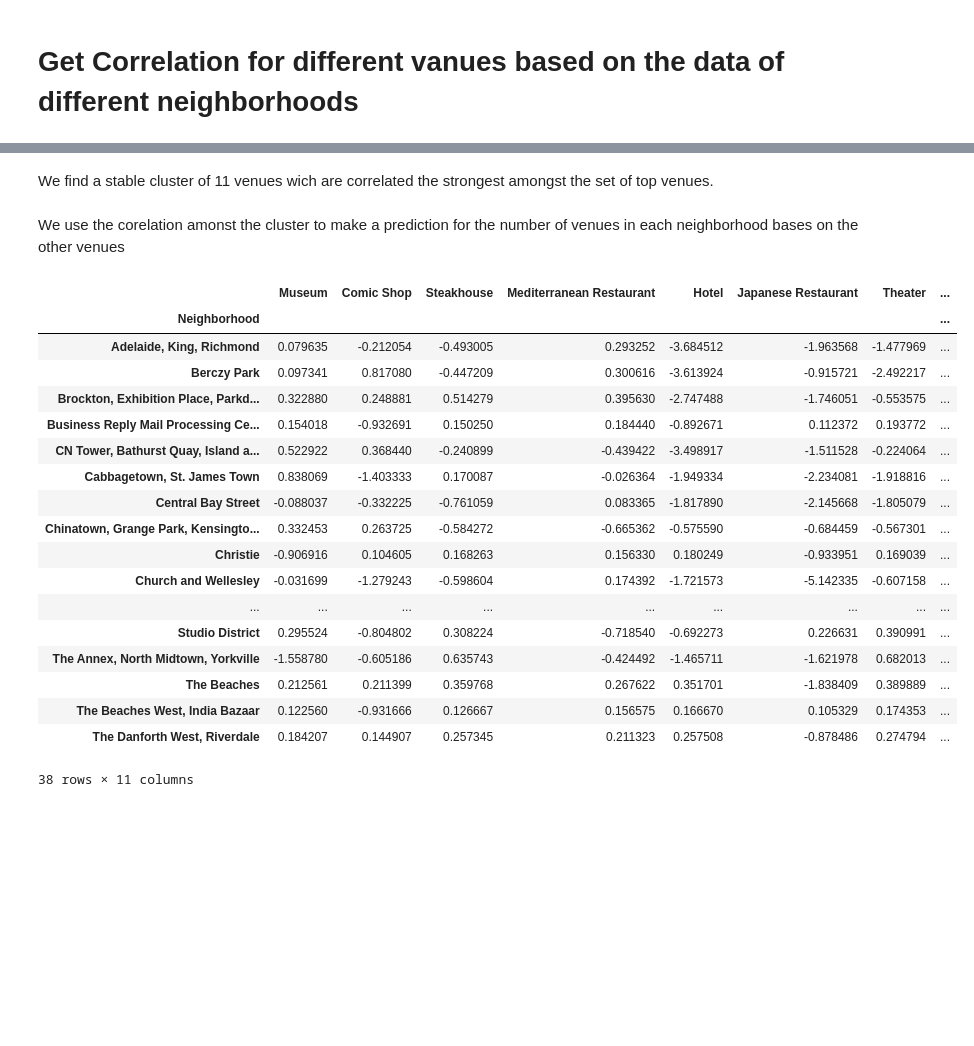
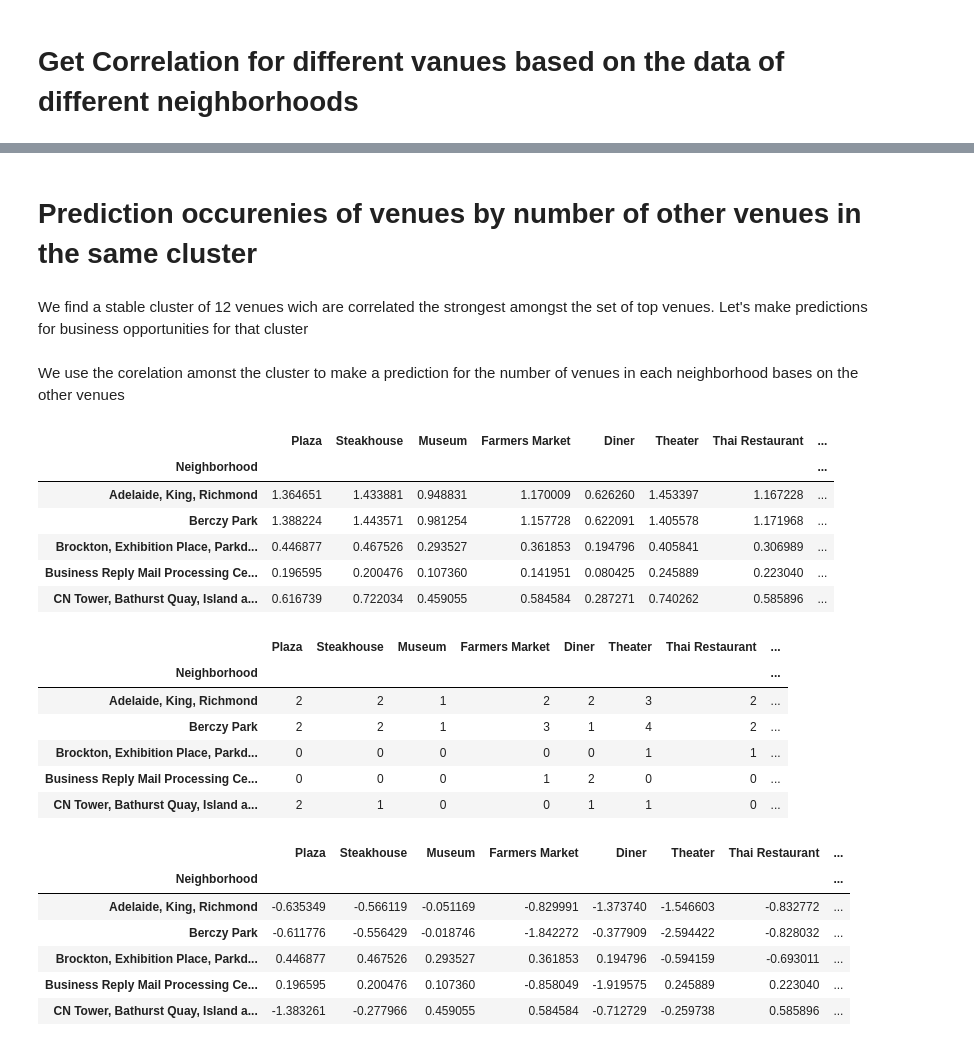
Before and after one commit to BardiyaB/Coursera_Capstone, a Jupyter notebook: capstone_project-week4-Copy2.ipynb, the cells around one changed output, grey strips where cells are left out. Cells and saved outputs as stored; diff of their text form; code cells hidden in the pictures; blank space fills up the shorter version.

```diff
--- a/capstone_project-week4-Copy2.ipynb
+++ b/capstone_project-week4-Copy2.ipynb
@@ -294,2 +367,4 @@ for i in range(4,9):
+# %% [markdown]
+# Prediction occurenies of venues by number of other venues in the same cluster
 # %% [markdown]
-We find a stable cluster of 11 venues wich are correlated the strongest amongst the set of top venues.
+We find a stable cluster of 12 venues wich are correlated the strongest amongst the set of top venues. Let's make predictions for business opportunities for that cluster
@@ -300,4 +375,4 @@ top_cluster_corr=venue_corr.loc[top_cluster, top_cluster]
 # %% [markdown]
 We use the corelation amonst the cluster to make a prediction for the number of venues in each neighborhood bases on the other venues
 # %%
-toronto_top_cluster=toronto_onehot[['Neighborhood']+top_cluster].groupby('Neighborhood').sum()
+toronto_stable_cluster_venues=toronto_onehot[['Neighborhood']+stable_cluster].groupby('Neighborhood').sum()
@@ -306,8 +379,11 @@ top_cluster_predictions=toronto_top_cluster.copy()
+# %%
+stable_cluster_predictions=toronto_stable_cluster_venues.copy()
 # %%
-for i in top_cluster:
+for i in stable_cluster:
 
-    get_cluster=top_cluster.copy()
+    get_cluster=stable_cluster.copy()
+    cluster_size=len(get_cluster)
     get_cluster.remove(i)
-    prediction=np.dot(np.array(toronto_top_cluster[get_cluster]),top_cluster_corr.loc[get_cluster, i].values.reshape((10,1)))/10
-
-    top_cluster_predictions[[i]]=prediction
+    prediction=np.dot(np.array(toronto_stable_cluster_venues[get_cluster]),
+                      stable_cluster_corr.loc[get_cluster, i].values.reshape((cluster_size-1,1)))/(cluster_size-1)
+    stable_cluster_predictions[[i]]=prediction
@@ -316,23 +390,33 @@ business_opportunities=top_cluster_predictions[top_cluster]-toronto_top_cluster
+# %%
+stable_cluster_predictions.head()
+# %% [output]
+|  | Plaza | Steakhouse | Museum | Farmers Market | Diner | Theater | Thai Restaurant | ... |
+| Neighborhood |  |  |  |  |  |  |  | ... |
+| Adelaide, King, Richmond | 1.364651 | 1.433881 | 0.948831 | 1.170009 | 0.626260 | 1.453397 | 1.167228 | ... |
+| Berczy Park | 1.388224 | 1.443571 | 0.981254 | 1.157728 | 0.622091 | 1.405578 | 1.171968 | ... |
+| Brockton, Exhibition Place, Parkd... | 0.446877 | 0.467526 | 0.293527 | 0.361853 | 0.194796 | 0.405841 | 0.306989 | ... |
+| Business Reply Mail Processing Ce... | 0.196595 | 0.200476 | 0.107360 | 0.141951 | 0.080425 | 0.245889 | 0.223040 | ... |
+| CN Tower, Bathurst Quay, Island a... | 0.616739 | 0.722034 | 0.459055 | 0.584584 | 0.287271 | 0.740262 | 0.585896 | ... |
+# %%
+toronto_stable_cluster_venues.head()
+# %% [output]
+|  | Plaza | Steakhouse | Museum | Farmers Market | Diner | Theater | Thai Restaurant | ... |
+| Neighborhood |  |  |  |  |  |  |  | ... |
+| Adelaide, King, Richmond | 2 | 2 | 1 | 2 | 2 | 3 | 2 | ... |
+| Berczy Park | 2 | 2 | 1 | 3 | 1 | 4 | 2 | ... |
+| Brockton, Exhibition Place, Parkd... | 0 | 0 | 0 | 0 | 0 | 1 | 1 | ... |
+| Business Reply Mail Processing Ce... | 0 | 0 | 0 | 1 | 2 | 0 | 0 | ... |
+| CN Tower, Bathurst Quay, Island a... | 2 | 1 | 0 | 0 | 1 | 1 | 0 | ... |
+# %%
+business_opportunities=stable_cluster_predictions[stable_cluster]-toronto_stable_cluster_venues
 # %%
-business_opportunities
+business_opportunities.head()
 # %% [output]
-|  | Museum | Comic Shop | Steakhouse | Mediterranean Restaurant | Hotel | Japanese Restaurant | Theater | ... |
+|  | Plaza | Steakhouse | Museum | Farmers Market | Diner | Theater | Thai Restaurant | ... |
 | Neighborhood |  |  |  |  |  |  |  | ... |
-| Adelaide, King, Richmond | 0.079635 | -0.212054 | -0.493005 | 0.293252 | -3.684512 | -1.963568 | -1.477969 | ... |
-| Berczy Park | 0.097341 | 0.817080 | -0.447209 | 0.300616 | -3.613924 | -0.915721 | -2.492217 | ... |
-| Brockton, Exhibition Place, Parkd... | 0.322880 | 0.248881 | 0.514279 | 0.395630 | -2.747488 | -1.746051 | -0.553575 | ... |
-| Business Reply Mail Processing Ce... | 0.154018 | -0.932691 | 0.150250 | 0.184440 | -0.892671 | 0.112372 | 0.193772 | ... |
-| CN Tower, Bathurst Quay, Island a... | 0.522922 | 0.368440 | -0.240899 | -0.439422 | -3.498917 | -1.511528 | -0.224064 | ... |
-| Cabbagetown, St. James Town | 0.838069 | -1.403333 | 0.170087 | -0.026364 | -1.949334 | -2.234081 | -1.918816 | ... |
-| Central Bay Street | -0.088037 | -0.332225 | -0.761059 | 0.083365 | -1.817890 | -2.145668 | -1.805079 | ... |
-| Chinatown, Grange Park, Kensingto... | 0.332453 | 0.263725 | -0.584272 | -0.665362 | -0.575590 | -0.684459 | -0.567301 | ... |
-| Christie | -0.906916 | 0.104605 | 0.168263 | 0.156330 | 0.180249 | -0.933951 | 0.169039 | ... |
-| Church and Wellesley | -0.031699 | -1.279243 | -0.598604 | 0.174392 | -1.721573 | -5.142335 | -0.607158 | ... |
-| ... | ... | ... | ... | ... | ... | ... | ... | ... |
-| Studio District | 0.295524 | -0.804802 | 0.308224 | -0.718540 | -0.692273 | 0.226631 | 0.390991 | ... |
-| The Annex, North Midtown, Yorkville | -1.558780 | -0.605186 | 0.635743 | -0.424492 | -1.465711 | -1.621978 | 0.682013 | ... |
-| The Beaches | 0.212561 | 0.211399 | 0.359768 | 0.267622 | 0.351701 | -1.838409 | 0.389889 | ... |
-| The Beaches West, India Bazaar | 0.122560 | -0.931666 | 0.126667 | 0.156575 | 0.166670 | 0.105329 | 0.174353 | ... |
-| The Danforth West, Riverdale | 0.184207 | 0.144907 | 0.257345 | 0.211323 | 0.257508 | -0.878486 | 0.274794 | ... |
+| Adelaide, King, Richmond | -0.635349 | -0.566119 | -0.051169 | -0.829991 | -1.373740 | -1.546603 | -0.832772 | ... |
+| Berczy Park | -0.611776 | -0.556429 | -0.018746 | -1.842272 | -0.377909 | -2.594422 | -0.828032 | ... |
+| Brockton, Exhibition Place, Parkd... | 0.446877 | 0.467526 | 0.293527 | 0.361853 | 0.194796 | -0.594159 | -0.693011 | ... |
+| Business Reply Mail Processing Ce... | 0.196595 | 0.200476 | 0.107360 | -0.858049 | -1.919575 | 0.245889 | 0.223040 | ... |
+| CN Tower, Bathurst Quay, Island a... | -1.383261 | -0.277966 | 0.459055 | 0.584584 | -0.712729 | -0.259738 | 0.585896 | ... |
-38 rows × 11 columns
 # %%
```
Also changed, not shown: parts of 41 cells of this notebook, 6 other files.
